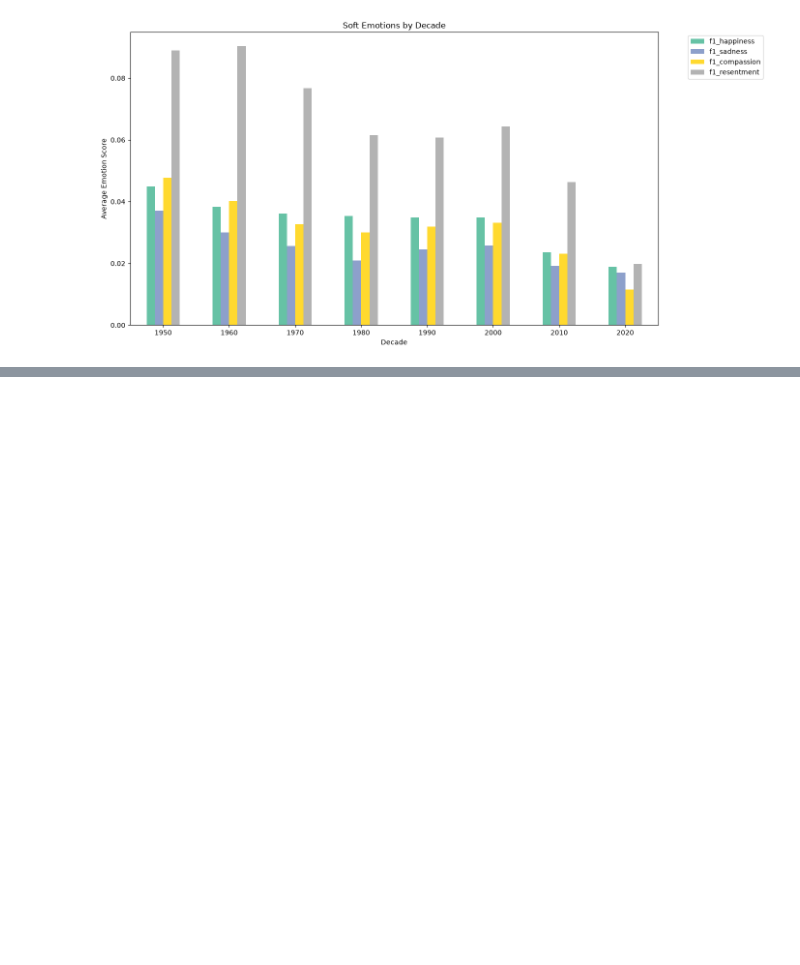
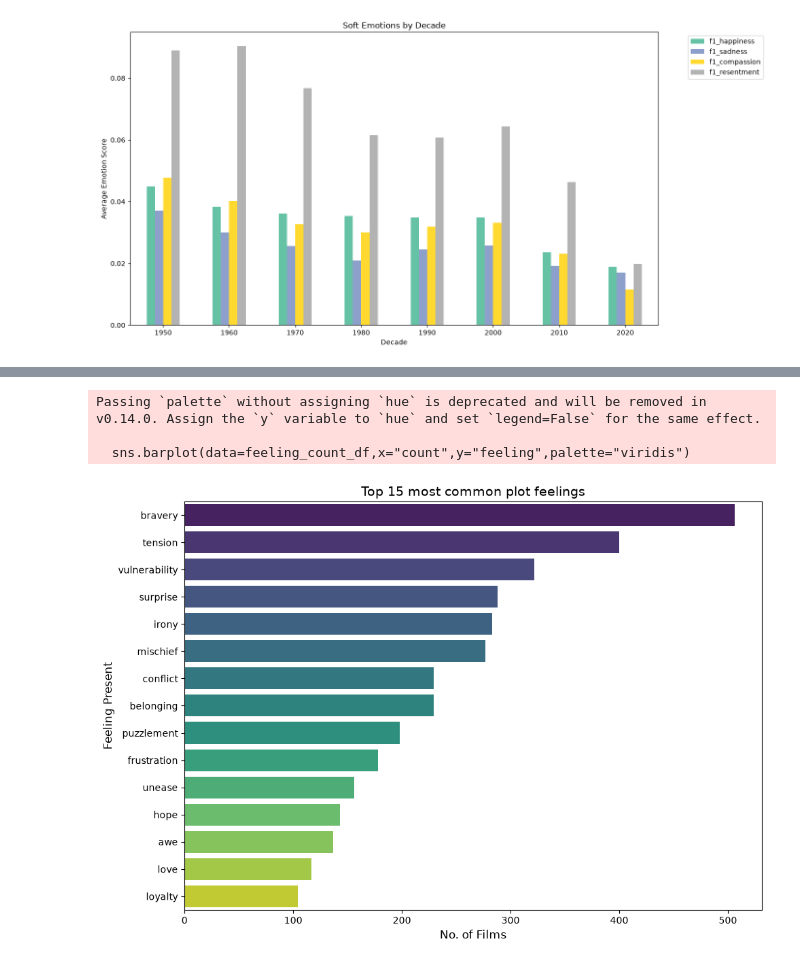
Before and after one commit to Subbu5602/Movie-Emotion-Analysis, a Jupyter notebook: movie_eda.ipynb, the cells around one changed output, grey strips where cells are left out. Drawn from its saved outputs; the diff is of its cells as text; code cells hidden in the pictures; blank space fills up the shorter version.

```diff
--- a/movie_eda.ipynb
+++ b/movie_eda.ipynb
@@ -455,0 +498,8 @@ plt.show()
+# %%
+from collections import Counter
+
+all_feelings = df_clean["plot_feelings"].str.split(",").explode().str.strip().str.lower()
+feeling_count = Counter(all_feelings)
+feeling_count_df = pd.DataFrame(feeling_count.most_common(15),columns=["feeling","count"])
+
+feeling_count_df
@@ -455,0 +523,14 @@ plt.show()
+# %%
+plt.figure(figsize=(10,7))
+sns.barplot(data=feeling_count_df,x="count",y="feeling",palette="viridis")
+plt.title("Top 15 most common plot feelings",fontsize=14)
+plt.xlabel("No. of Films",fontsize=12)
+plt.ylabel("Feeling Present",fontsize=12)
+plt.tight_layout()
+#plt.savefig("visuals/Top 15 most common plot feelings.png",dpi=150,bbox_inches="tight") - not saving due to redundancy
+plt.show()
+# %% [output]
+Passing `palette` without assigning `hue` is deprecated and will be removed in v0.14.0. Assign the `y` variable to `hue` and set `legend=False` for the same effect.
+
+  sns.barplot(data=feeling_count_df,x="count",y="feeling",palette="viridis")
+[figure, added]
```
Also changed, not shown: parts of 25 cells of this notebook, 2 other files.
